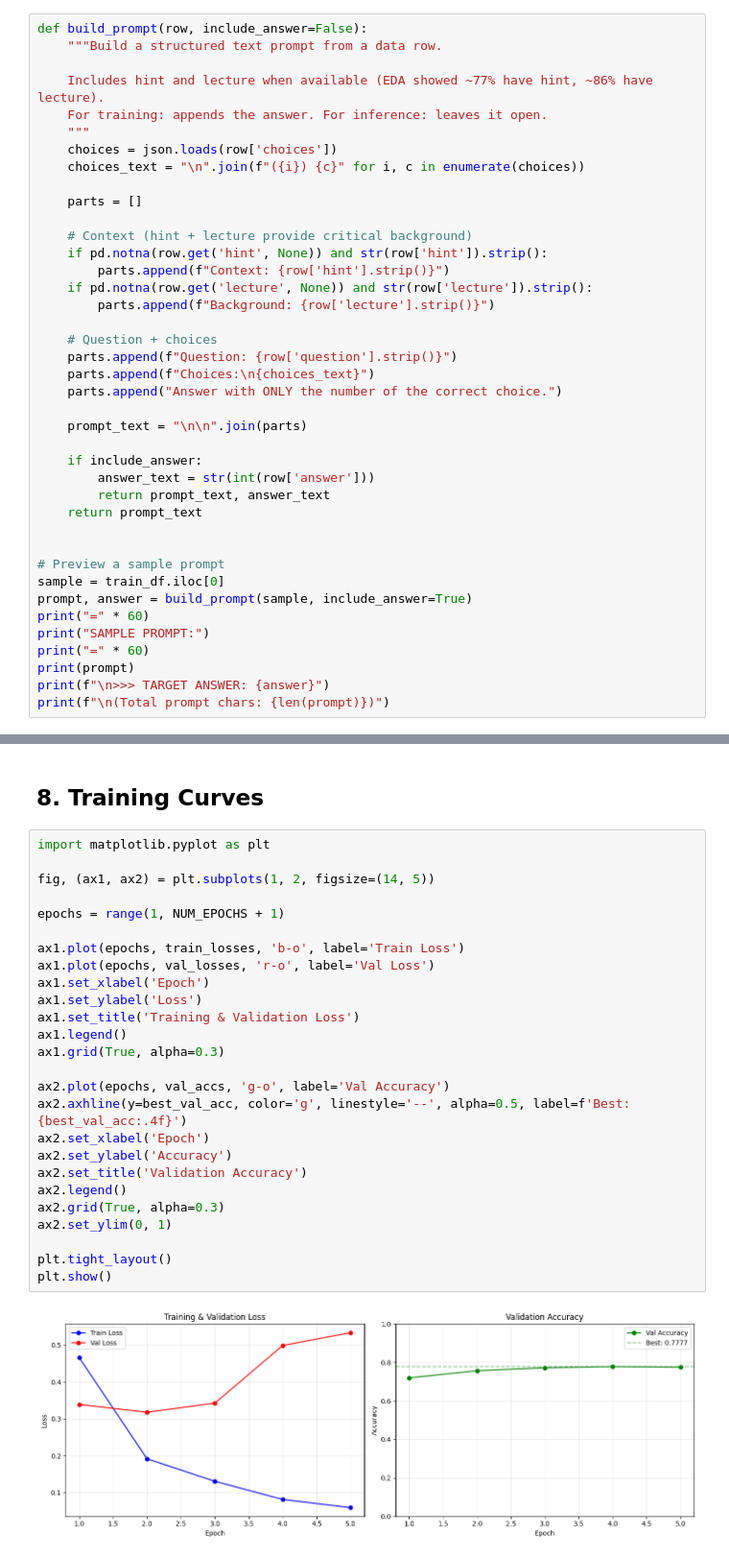
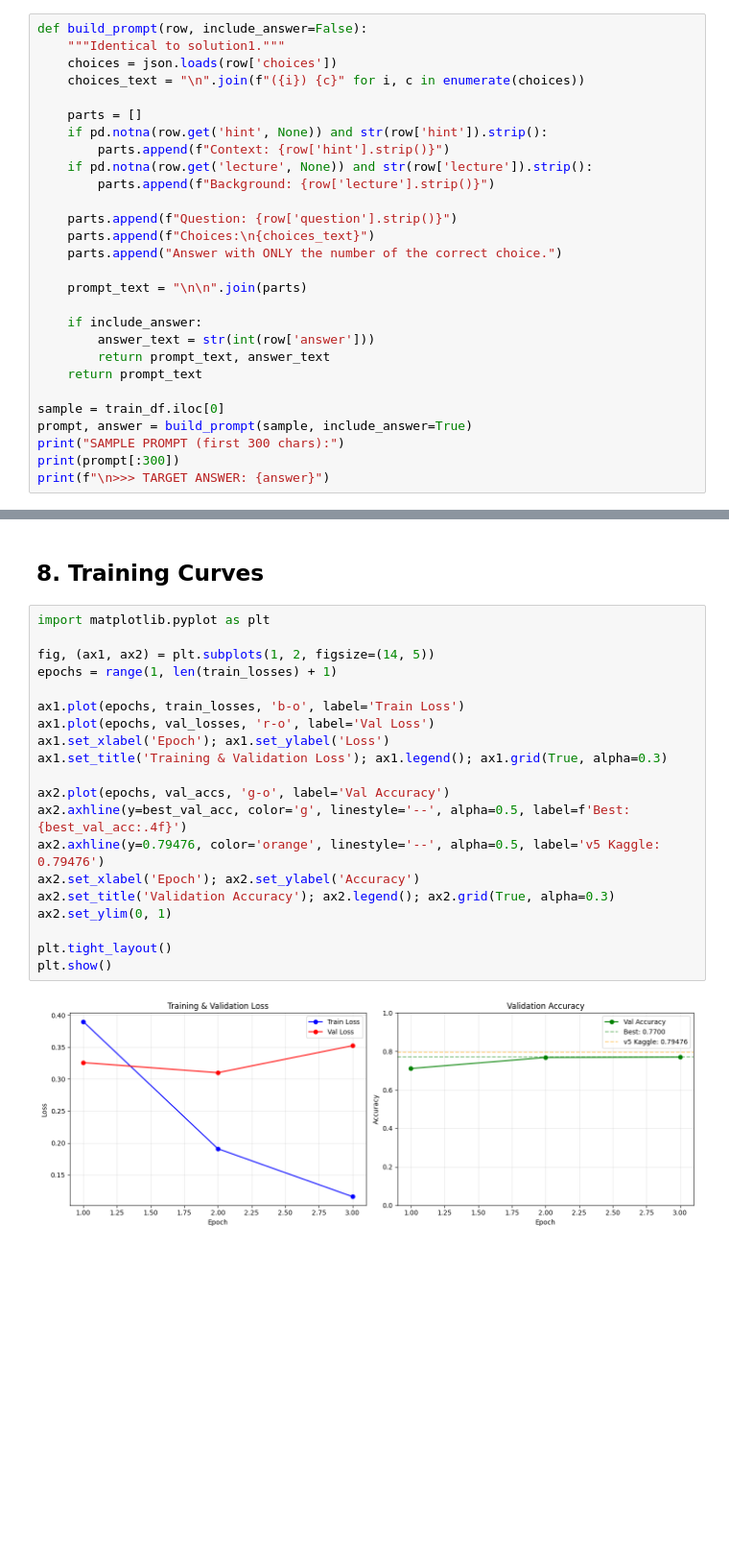
Before and after one commit to prabhjeet2570-spec/dl-endsem, a Jupyter notebook: solution8/dora.ipynb, the cells around one changed output, grey strips where cells are left out. Shown at 96% size. Cells and saved outputs as stored; diff of their text form; blank space fills up the shorter version.

```diff
--- a/solution2/train_v2.ipynb
+++ b/solution8/dora.ipynb
@@ -209,22 +187,15 @@ Trainable %:          0.81%
 # %%
 def build_prompt(row, include_answer=False):
-    """Build a structured text prompt from a data row.
-
-    Includes hint and lecture when available (EDA showed ~77% have hint, ~86% have lecture).
-    For training: appends the answer. For inference: leaves it open.
-    """
+    """Identical to solution1."""
     choices = json.loads(row['choices'])
     choices_text = "\n".join(f"({i}) {c}" for i, c in enumerate(choices))
 
     parts = []
-
-    # Context (hint + lecture provide critical background)
     if pd.notna(row.get('hint', None)) and str(row['hint']).strip():
         parts.append(f"Context: {row['hint'].strip()}")
     if pd.notna(row.get('lecture', None)) and str(row['lecture']).strip():
         parts.append(f"Background: {row['lecture'].strip()}")
 
-    # Question + choices
     parts.append(f"Question: {row['question'].strip()}")
     parts.append(f"Choices:\n{choices_text}")
     parts.append("Answer with ONLY the number of the correct choice.")
@@ -236,14 +207,9 @@ def build_prompt(row, include_answer=False):
         return prompt_text, answer_text
     return prompt_text
 
-
-# Preview a sample prompt
 sample = train_df.iloc[0]
 prompt, answer = build_prompt(sample, include_answer=True)
-print("=" * 60)
-print("SAMPLE PROMPT:")
-print("=" * 60)
-print(prompt)
+print("SAMPLE PROMPT (first 300 chars):")
+print(prompt[:300])
 print(f"\n>>> TARGET ANSWER: {answer}")
-print(f"\n(Total prompt chars: {len(prompt)})")
 # %% [output]
@@ -654,28 +527,22 @@ Best Val Accuracy: 0.7777
 # %%
 import matplotlib.pyplot as plt
 
 fig, (ax1, ax2) = plt.subplots(1, 2, figsize=(14, 5))
-
-epochs = range(1, NUM_EPOCHS + 1)
+epochs = range(1, len(train_losses) + 1)
 
 ax1.plot(epochs, train_losses, 'b-o', label='Train Loss')
 ax1.plot(epochs, val_losses, 'r-o', label='Val Loss')
-ax1.set_xlabel('Epoch')
-ax1.set_ylabel('Loss')
-ax1.set_title('Training & Validation Loss')
-ax1.legend()
-ax1.grid(True, alpha=0.3)
+ax1.set_xlabel('Epoch'); ax1.set_ylabel('Loss')
+ax1.set_title('Training & Validation Loss'); ax1.legend(); ax1.grid(True, alpha=0.3)
 
 ax2.plot(epochs, val_accs, 'g-o', label='Val Accuracy')
 ax2.axhline(y=best_val_acc, color='g', linestyle='--', alpha=0.5, label=f'Best: {best_val_acc:.4f}')
-ax2.set_xlabel('Epoch')
-ax2.set_ylabel('Accuracy')
-ax2.set_title('Validation Accuracy')
-ax2.legend()
-ax2.grid(True, alpha=0.3)
+ax2.axhline(y=0.79476, color='orange', linestyle='--', alpha=0.5, label='v5 Kaggle: 0.79476')
+ax2.set_xlabel('Epoch'); ax2.set_ylabel('Accuracy')
+ax2.set_title('Validation Accuracy'); ax2.legend(); ax2.grid(True, alpha=0.3)
 ax2.set_ylim(0, 1)
 
 plt.tight_layout()
 plt.show()
 # %% [output]
-[figure, old version]
+[figure, new version]
```
Also changed, not shown: parts of 34 cells of this notebook, 38 other files.
